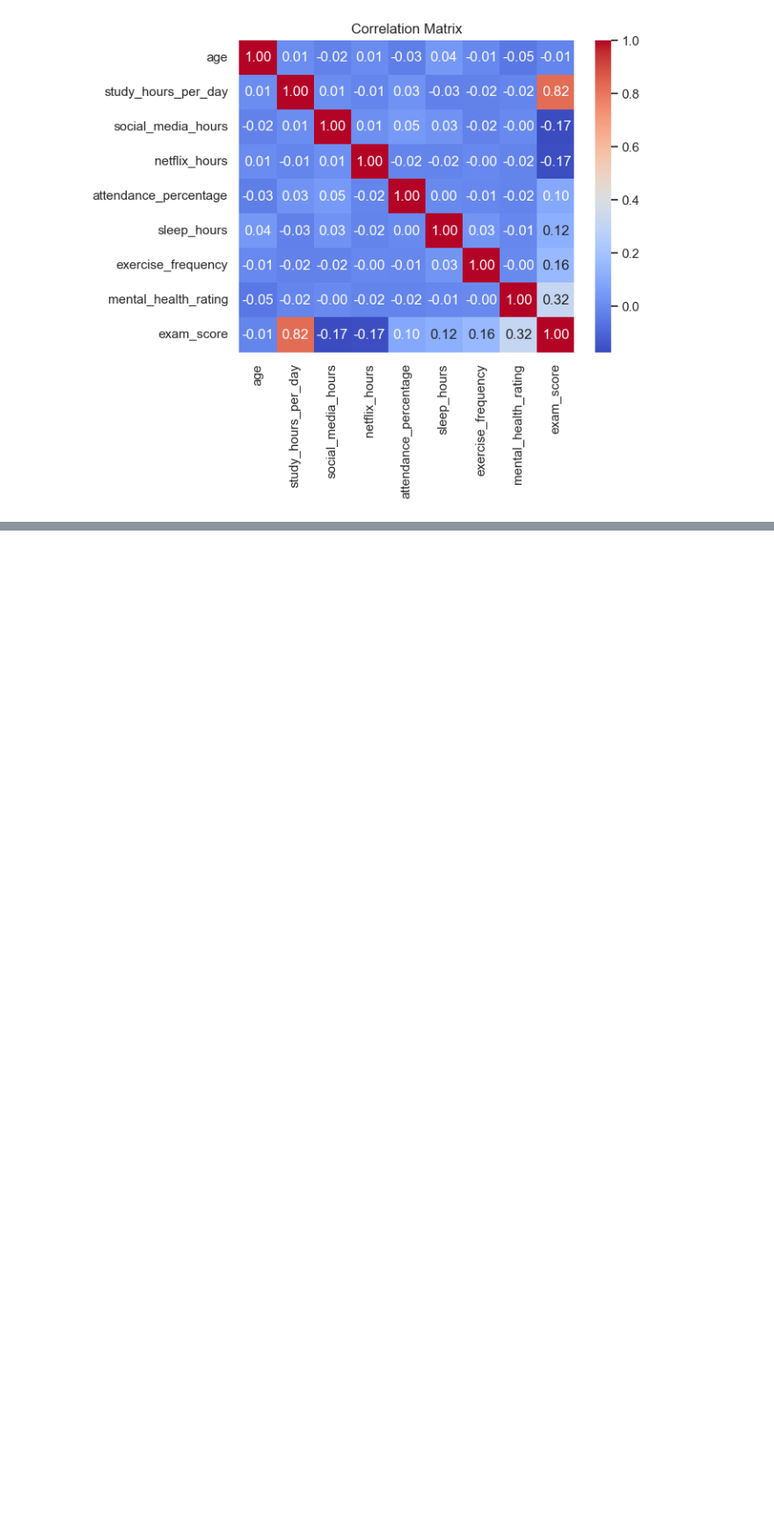
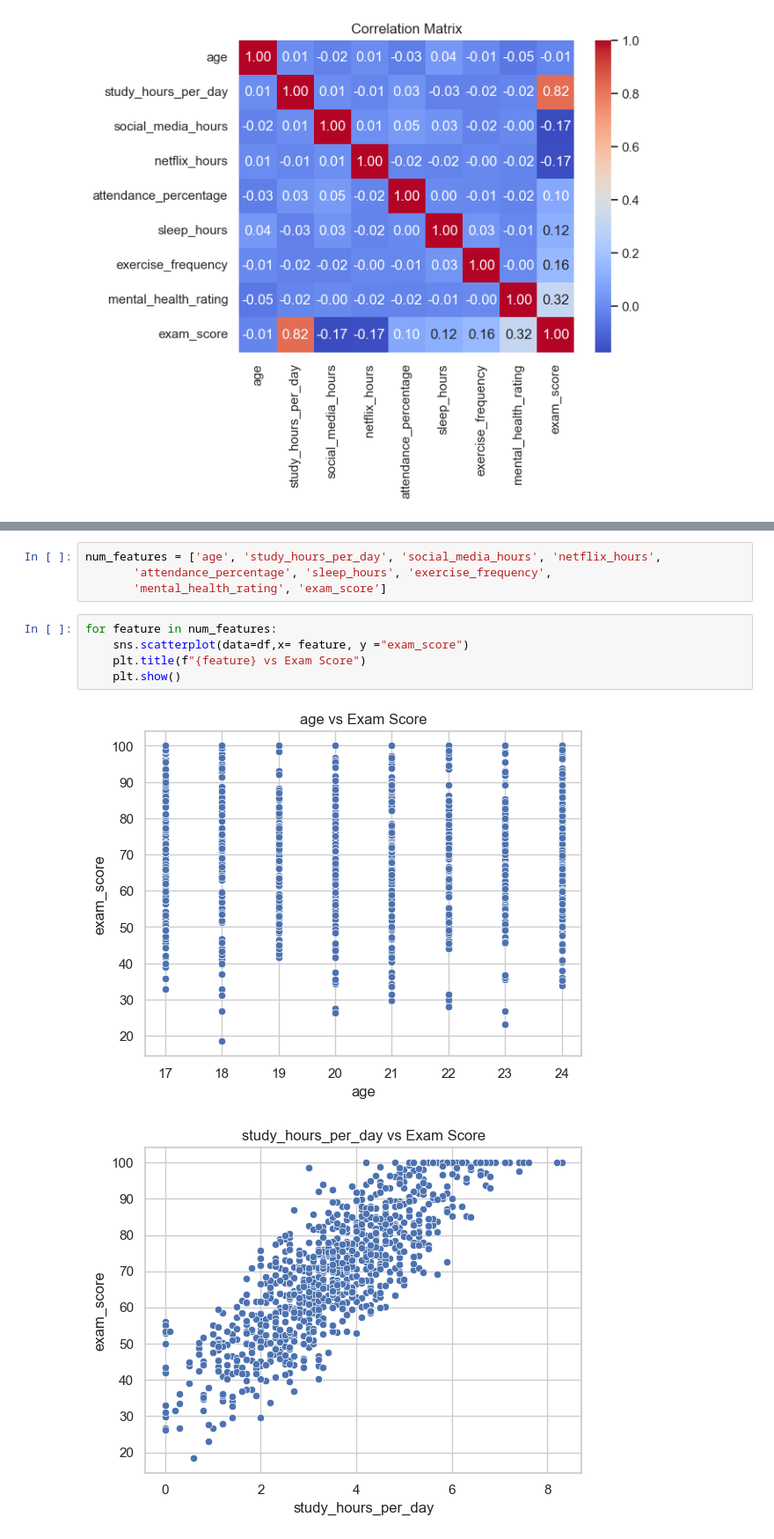
Before and after one commit to ThevinduDha/Predicting-Student-Exam-Scores, a Jupyter notebook: notebook.ipynb, the cells around one changed output, grey strips where cells are left out. Shown at 88% size. Saved outputs shown, nothing was run; the diff lists cells and outputs as text; blank space fills up the shorter version.

Commit message:
Set Up Scatterplot ✅

```diff
--- a/notebook.ipynb
+++ b/notebook.ipynb
@@ -275,0 +283,12 @@ plt.show()
+# %%
+num_features = ['age', 'study_hours_per_day', 'social_media_hours', 'netflix_hours',
+       'attendance_percentage', 'sleep_hours', 'exercise_frequency',
+       'mental_health_rating', 'exam_score']
+# %%
+for feature in num_features:
+    sns.scatterplot(data=df,x= feature, y ="exam_score")
+    plt.title(f"{feature} vs Exam Score")
+    plt.show()
+# %% [output]
+[figure, added]
+[figure, added]
```
Also changed, not shown: parts of 2 cells of this notebook.
